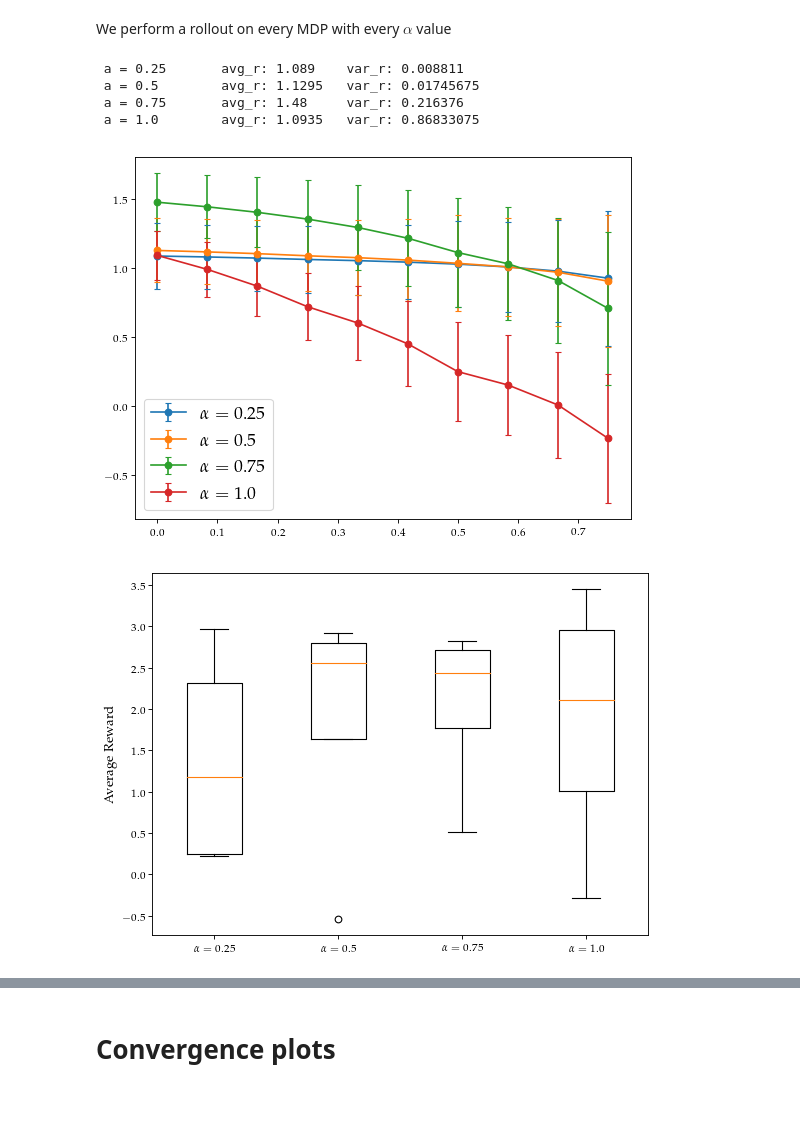
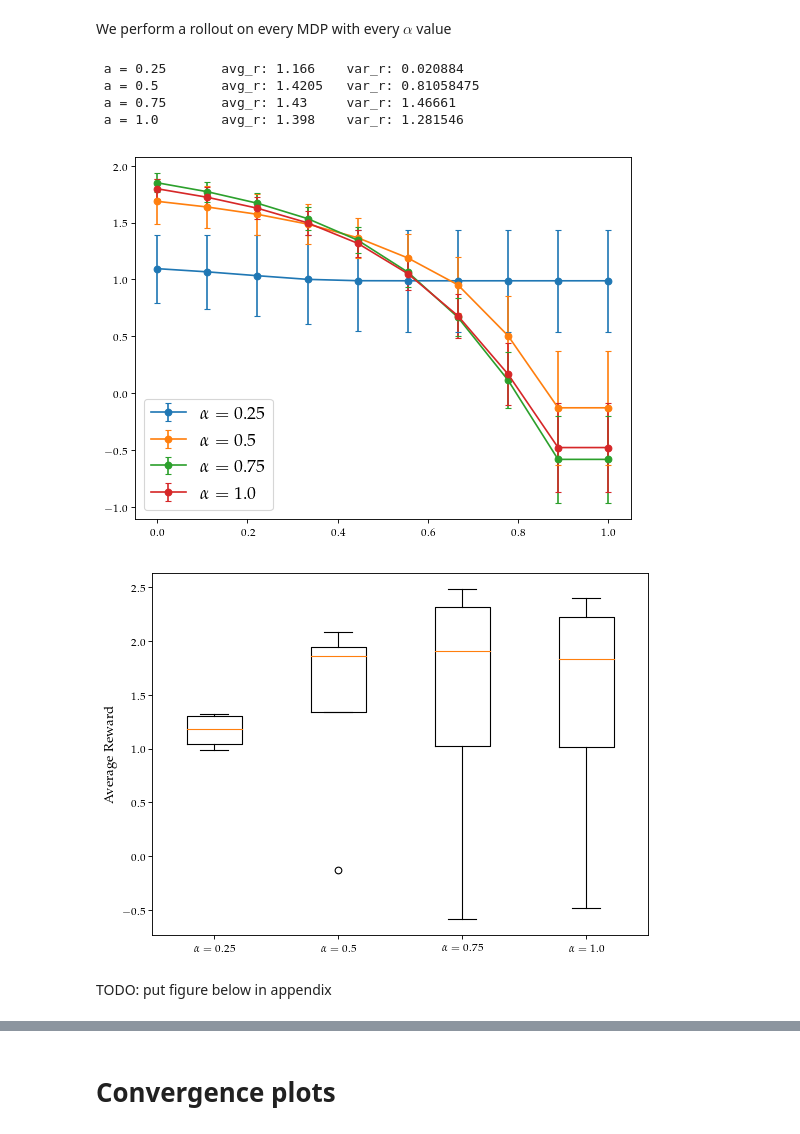
Before and after one commit to ShogoAkiyama/risk-sensitive-mcts, a Jupyter notebook: Gridworld Experiments.ipynb, the cells around one changed output, grey strips where cells are left out. Drawn from its saved outputs; the diff is of its cells as text; code cells hidden in the pictures; blank space fills up the shorter version.

```diff
--- a/Gridworld Experiments.ipynb
+++ b/Gridworld Experiments.ipynb
@@ -17,13 +14,13 @@ The autoreload extension is already loaded. To reload it, use:
 # %%
 N_alpha = 4
 N_params = 4
-N_rollouts = 50
+N_rollouts = 100
 N_iter = 100
 alpha_vals = np.linspace(0.25,1.0,N_alpha)
 param_vals = np.arange(N_params)
 mdps = [LavaGoalOneD(param=p) for p in param_vals]
 rewards = np.zeros([N_alpha, N_params, N_rollouts])
-belief = np.ones(N_params, dtype='float')/N_params
+belief = [0.15, 0.55, 0.15, 0.15] #np.ones(N_params, dtype='float')/N_params
 # %% [markdown]
 We perform a rollout on every MDP with every $\alpha$ value
 # %%
@@ -32,7 +29,7 @@ for i, alpha in enumerate(alpha_vals):
 #     agent = RiskAverseMCTS(mdps, belief, max_depth=4,
 #                            alpha=alpha, max_r=1., n_iter=500, K=50, n_burn_in=0 )
     agent = RiskAverseSparseSampler(mdps, belief, max_depth=4,
-                               alpha=alpha, max_r=2., n_iter=1250, K=5, n_burn_in=0, c=1  )
+                               alpha=alpha, max_r=2., n_iter=1500, K=5, n_burn_in=0, c=1  )
     for j, mdp in enumerate(mdps):
         agent.reset_belief()
         env = Env(mdp, agent)
@@ -41,8 +38,8 @@ for i, alpha in enumerate(alpha_vals):
         print("\r a =",alpha,"\tmdp",j,"reward:", np.mean(stats.total_rewards), end='', flush='True')
     print("\r a =",alpha,"\tavg_r:",np.mean(rewards[i,:,:]), "\tvar_r:", np.var(np.mean(rewards[i,:,:], axis=1)), flush='True')
 # %% [output]
- a = 0.25       avg_r: 1.089    var_r: 0.008811
- a = 0.5        avg_r: 1.1295   var_r: 0.01745675
- a = 0.75       avg_r: 1.48     var_r: 0.216376
- a = 1.0        avg_r: 1.0935   var_r: 0.86833075
+ a = 0.25       avg_r: 1.166    var_r: 0.020884
+ a = 0.5        avg_r: 1.4205   var_r: 0.81058475
+ a = 0.75       avg_r: 1.43     var_r: 1.46661
+ a = 1.0        avg_r: 1.398    var_r: 1.281546
 # %%
@@ -51,37 +48,37 @@ np.save("patient_treatment_rewards_2.npy", rewards)
 from scipy import optimize
 
 mean_perf = np.mean(rewards, axis=2)
 cov_perf = np.zeros([N_alpha, N_params, N_params])
 for i in range(N_alpha):
     cov_perf[i,:,:] = np.cov(rewards[i,:,:])
 
 N_perturb_pts = 10
-perturb_amts = np.linspace(0.25,1.0,N_perturb_pts)
+perturb_amts = np.linspace(0.0,1.0,N_perturb_pts)
 perturbed_perf = np.zeros([N_alpha,N_perturb_pts])
 perturbed_perf_std = np.zeros([N_alpha,N_perturb_pts])
 
 plt.figure(num=None, figsize=(8,6), dpi=80, facecolor='w', edgecolor='k')
 for i, alpha in enumerate(alpha_vals):
     for j, alpha_perturb in enumerate(perturb_amts):
         Aeq = np.ones((1,N_params))
         beq = 1
-        A1 = np.eye(N_params)
-        b1 = belief*1/alpha_perturb
+        A1 = alpha_perturb*np.eye(N_params)
+        b1 = belief
         A2 = -np.eye(N_params)
         b2 = np.zeros(N_params)
         A = np.vstack([A1,A2])
         b = np.vstack([b1, b2])
         res = optimize.linprog(mean_perf[i,:], A, b, Aeq, beq)
         perturbed_perf[i,j] = np.dot(res.x, mean_perf[i,:])
         perturbed_perf_std[i,j] = np.sqrt( np.dot(res.x, np.dot(cov_perf[i,:,:], res.x.T))/ N_rollouts )
 
     plt.errorbar(1-perturb_amts, perturbed_perf[i,:], yerr=2*perturbed_perf_std[i,:], label=r"$\alpha="+str(alpha)+r"$",
                  capsize=3, linestyle=None, marker='o')
 
 plt.legend(fontsize=16)
 plt.show()
 # %% [output]
-[figure, old version]
+[figure, new version]
 # %%
 plt.figure(num=None, figsize=(8, 6), dpi=80, facecolor='w', edgecolor='k')
 labels = [r"$\alpha="+str(a)+r"$" for a in alpha_vals]
@@ -93,7 +90,9 @@ plt.legend(fontsize=16)
 #plt.savefig('performance_gridworld_spreads_5.pdf')
 plt.show()
 # %% [output]
-[figure, old version]
+[figure, new version]
+# %% [markdown]
+TODO: put figure below in appendix
 # %%
 plt.figure(num=None, figsize=(8, 6), dpi=80, facecolor='w', edgecolor='k')
 for i in range(N_params):
```
Also changed, not shown: parts of 4 cells of this notebook, 2 other files.
